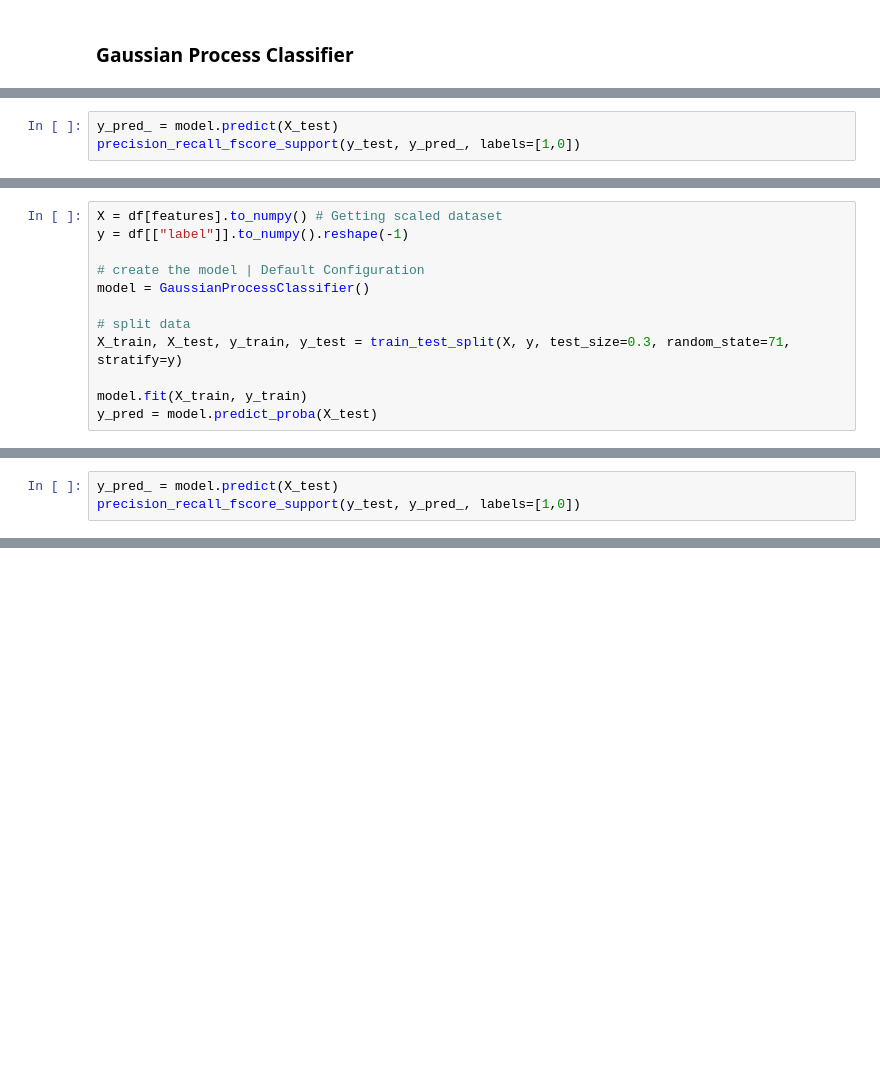
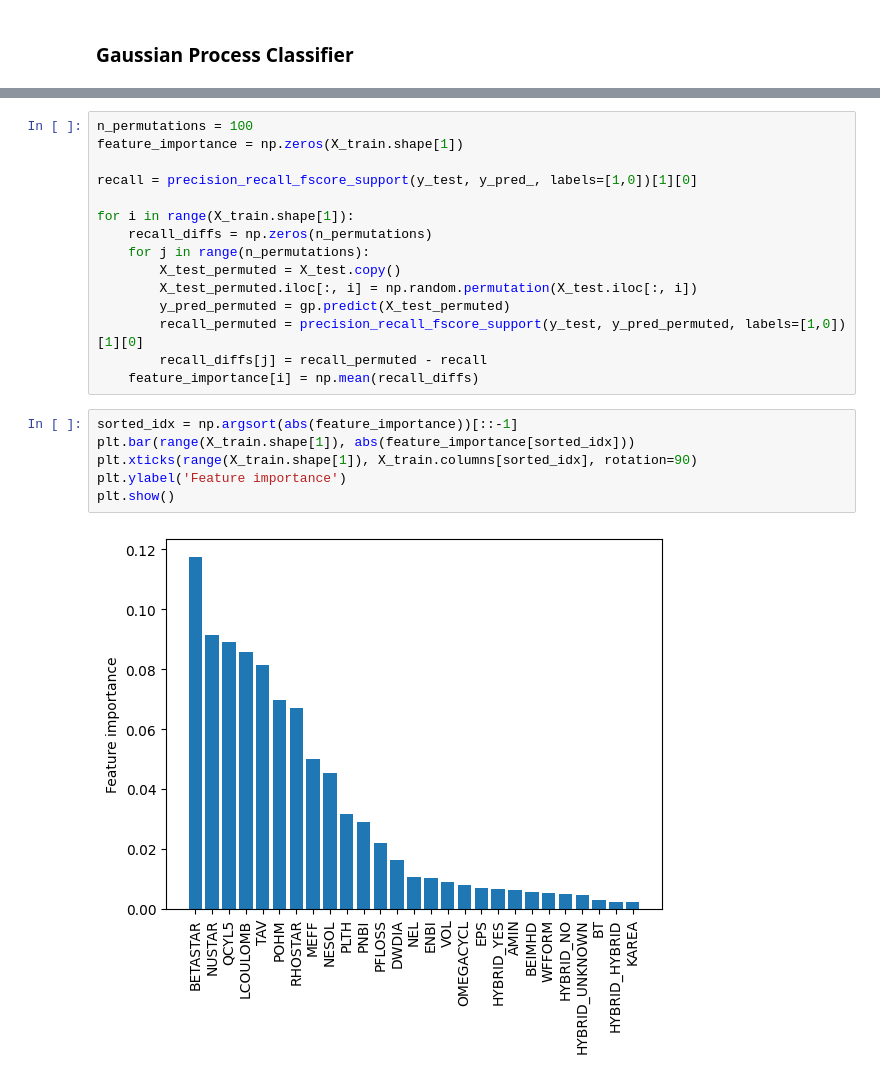
Before and after one commit to Chinnasf/FUSION-EP-Master-Thesis, a Jupyter notebook: Classification/GP.ipynb, the cells around one changed output, grey strips where cells are left out. Saved outputs shown, nothing was run; the diff lists cells and outputs as text; blank space fills up the shorter version.

```diff
--- a/Classification/GP.ipynb
+++ b/Classification/GP.ipynb
@@ -142,3 +141,0 @@ plt.legend(loc='center left');
-# %%
-y_pred_ = model.predict(X_test)
-precision_recall_fscore_support(y_test, y_pred_, labels=[1,0])
@@ -162,12 +141,0 @@ df = df.dropna()
-# %%
-X = df[features].to_numpy() # Getting scaled dataset
-y = df[["label"]].to_numpy().reshape(-1)
-
-# create the model | Default Configuration
-model = GaussianProcessClassifier()
-
-# split data
-X_train, X_test, y_train, y_test = train_test_split(X, y, test_size=0.3, random_state=71, stratify=y)
-
-model.fit(X_train, y_train)
-y_pred = model.predict_proba(X_test)
@@ -191,3 +141,0 @@ plt.legend(loc='center left');
-# %%
-y_pred_ = model.predict(X_test)
-precision_recall_fscore_support(y_test, y_pred_, labels=[1,0])
@@ -198,0 +149,23 @@ precision_recall_fscore_support(y_test, y_pred_, labels=[1,0])
+# %%
+n_permutations = 100
+feature_importance = np.zeros(X_train.shape[1])
+
+recall = precision_recall_fscore_support(y_test, y_pred_, labels=[1,0])[1][0]
+
+for i in range(X_train.shape[1]):
+    recall_diffs = np.zeros(n_permutations)
+    for j in range(n_permutations):
+        X_test_permuted = X_test.copy()
+        X_test_permuted.iloc[:, i] = np.random.permutation(X_test.iloc[:, i])
+        y_pred_permuted = gp.predict(X_test_permuted)
+        recall_permuted = precision_recall_fscore_support(y_test, y_pred_permuted, labels=[1,0])[1][0]
+        recall_diffs[j] = recall_permuted - recall
+    feature_importance[i] = np.mean(recall_diffs)
+# %%
+sorted_idx = np.argsort(abs(feature_importance))[::-1]
+plt.bar(range(X_train.shape[1]), abs(feature_importance[sorted_idx]))
+plt.xticks(range(X_train.shape[1]), X_train.columns[sorted_idx], rotation=90)
+plt.ylabel('Feature importance')
+plt.show()
+# %% [output]
+[figure, added]
```
Also changed, not shown: parts of 20 cells of this notebook, 1 other file.
